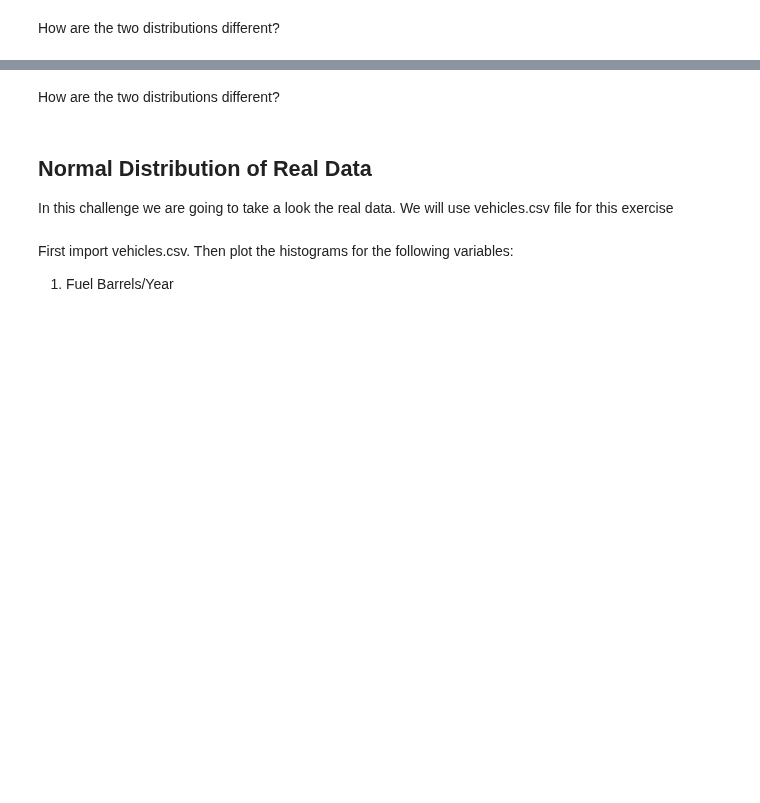
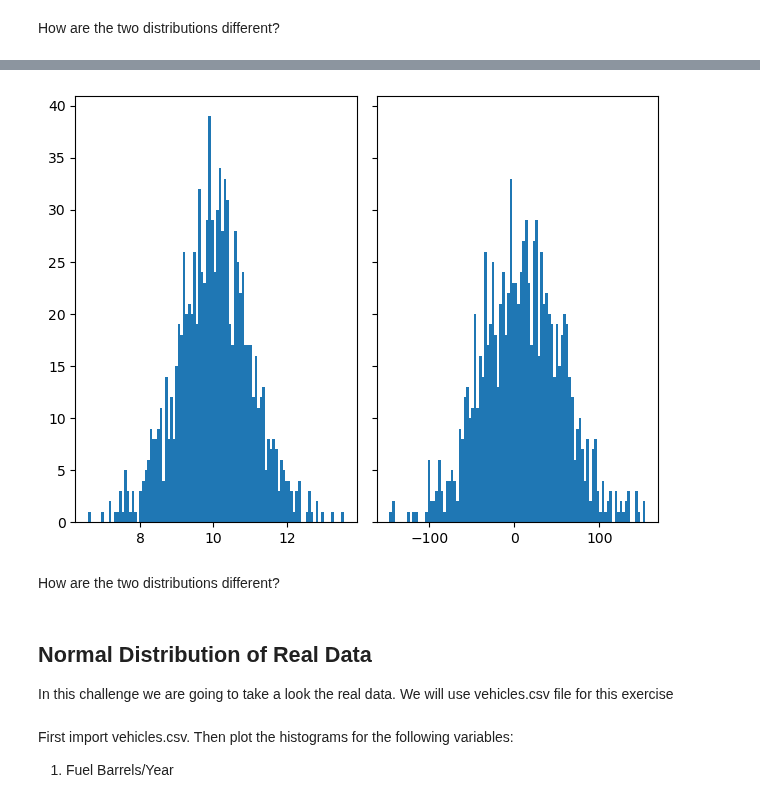
Before and after one commit to ta-data-lis/lab-probability-distributions, a Jupyter notebook: your-code/continuous.ipynb, the cells around one changed output, grey strips where cells are left out. Cells and saved outputs as stored; diff of their text form; code cells hidden in the pictures; blank space fills up the shorter version.

```diff
--- a/your-code/continuous.ipynb
+++ b/your-code/continuous.ipynb
@@ -64,2 +90,17 @@ Expected output:
+# %%
+# your code here
+def hist1(mean, std_dev, n):
+    data = np.random.normal(mean, std_dev, n)
+    return data
+# %%
+data3 = hist1(10,1,1000)
+data4 = hist1(10,50,1000)
+# %%
+fig, axs = plt.subplots(1, 2, sharey=True, tight_layout=True)
+axs[0].hist(data3, bins=100)
+axs[1].hist(data4, bins=100)
+plt.show()
+# %% [output]
+[figure, added]
 # %% [markdown]
 How are the two distributions different?
```
Also changed, not shown: parts of 29 cells of this notebook.
